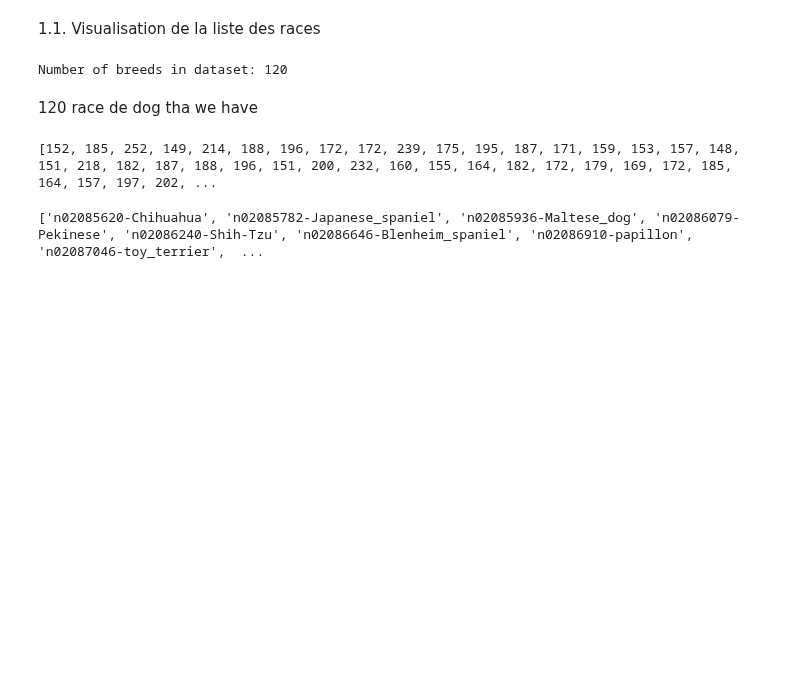
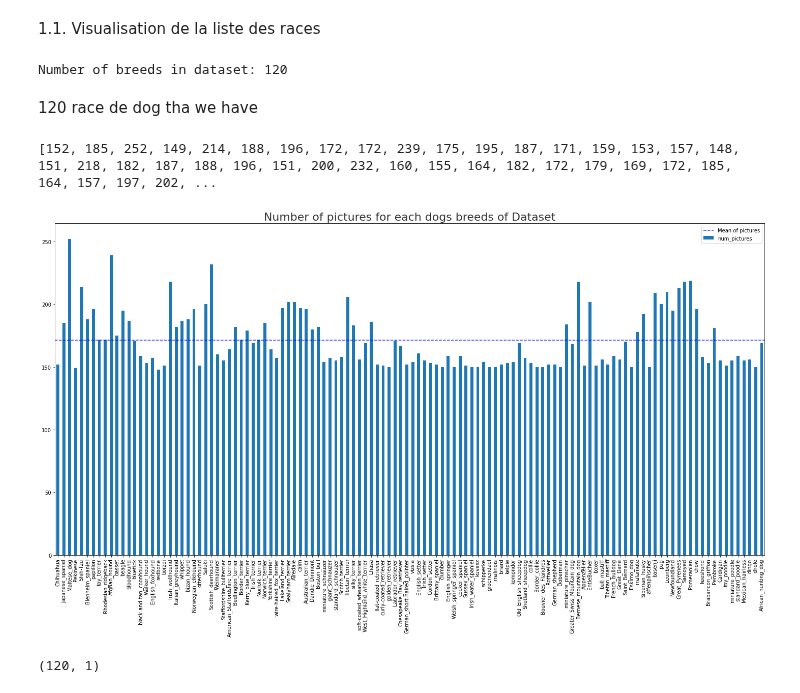
Before and after one commit to bbouya/Dogs_breed_classification, a Jupyter notebook: cnn_dogs_breed.ipynb, the cells around one changed output. Drawn from its saved outputs; the diff is of its cells as text; code cells hidden in the pictures; blank space fills up the shorter version.

Commit message:
Plot Resulta

```diff
--- a/cnn_dogs_breed.ipynb
+++ b/cnn_dogs_breed.ipynb
@@ -91,9 +91,24 @@ df_breeds = pd.DataFrame(
     columns=["num_pictures"])
 # %% [output]
 [152, 185, 252, 149, 214, 188, 196, 172, 172, 239, 175, 195, 187, 171, 159, 153, 157, 148, 151, 218, 182, 187, 188, 196, 151, 200, 232, 160, 155, 164, 182, 172, 179, 169, 172, 185, 164, 157, 197, 202, ...
-# %%
-#plot les resulta:
-fig, ax = plt.subplot(1,1,figsize=(25,12))
-df_breeds.plot
-# %% [output]
-['n02085620-Chihuahua', 'n02085782-Japanese_spaniel', 'n02085936-Maltese_dog', 'n02086079-Pekinese', 'n02086240-Shih-Tzu', 'n02086646-Blenheim_spaniel', 'n02086910-papillon', 'n02087046-toy_terrier',  ...
+# %%
+#plot les resulta:
+fig, ax = plt.subplots(1, 1, figsize=(25,12))
+df_breeds.plot(kind="bar",
+               legend=False,
+               ax=ax)
+ax.axhline(df_breeds["num_pictures"].mean(),
+           color='b', alpha=.8,
+           linestyle='--',
+           label="Mean of pictures")
+plt.title("Number of pictures for each "\
+          "dogs breeds of Dataset",
+          color="#343434", fontsize=22)
+plt.legend()
+plt.show()
+# %% [output]
+[figure, added]
+# %%
+print(df_breeds.shape)
+# %% [output]
+(120, 1)
```
